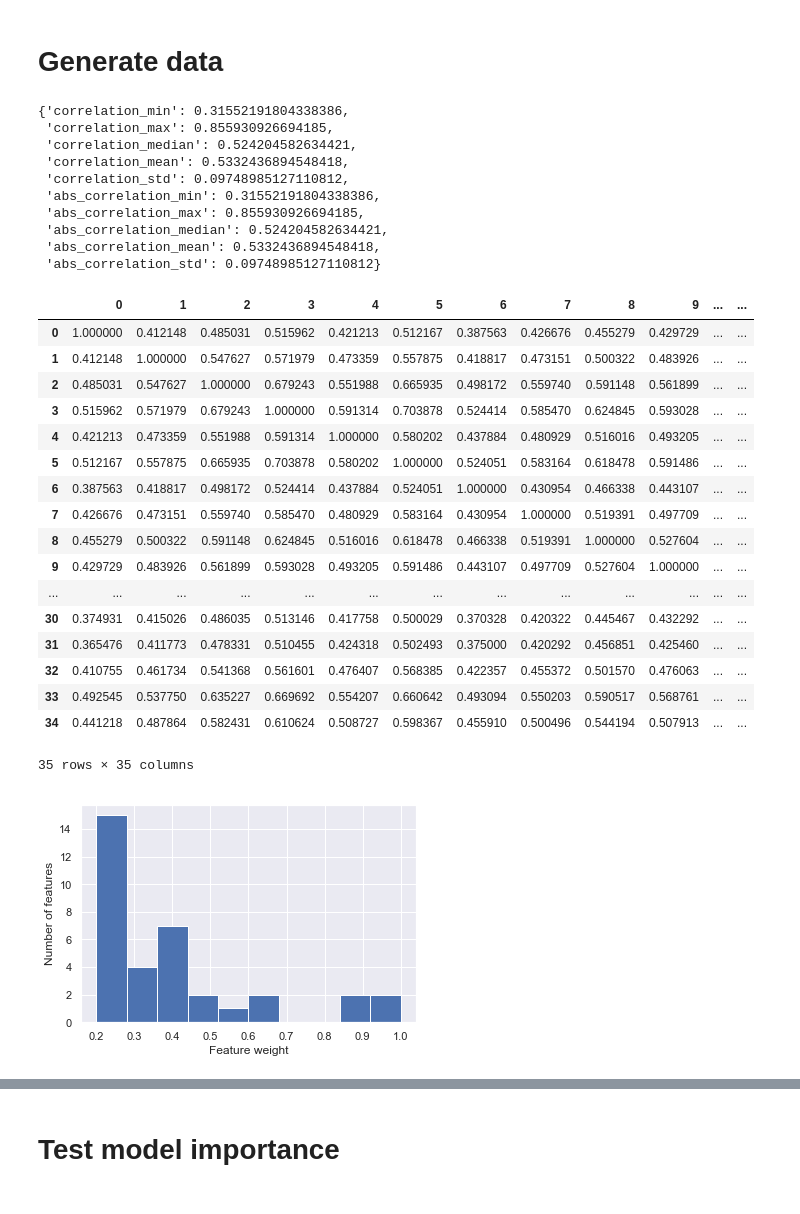
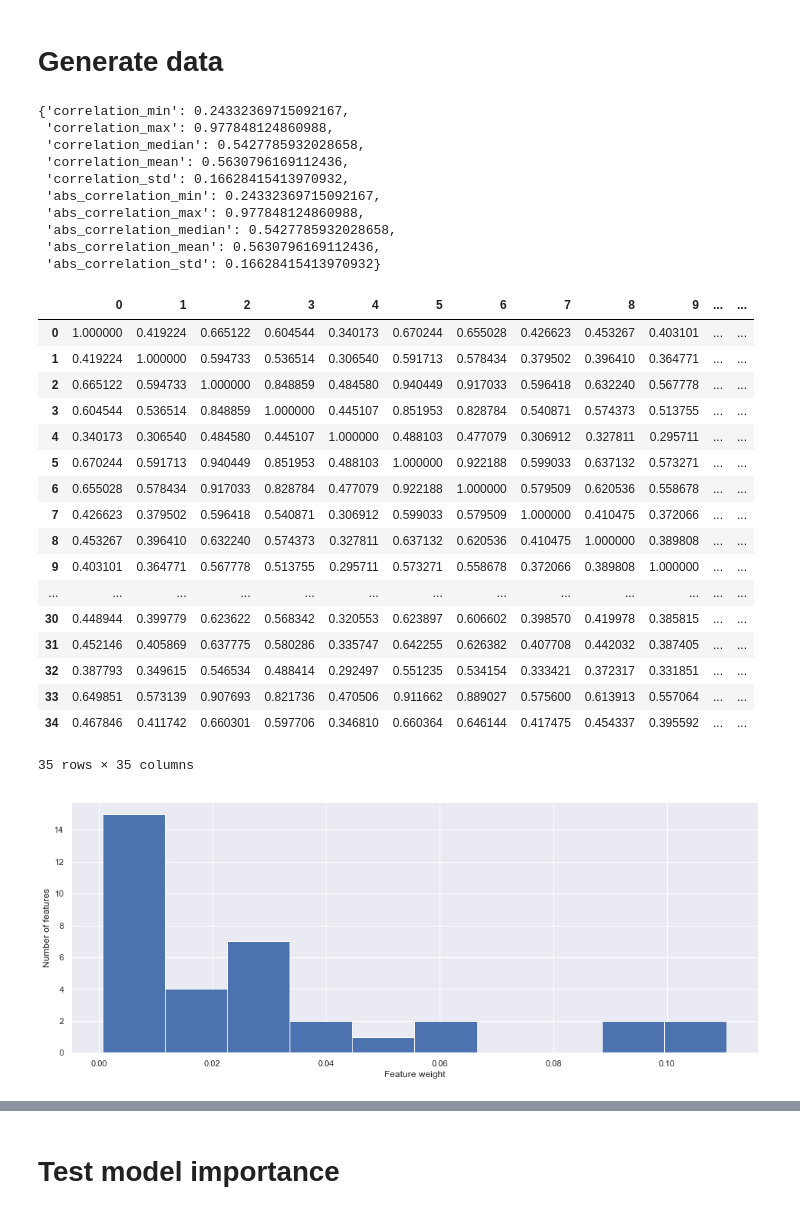
Before and after one commit to DenisVorotyntsev/StopPermutingFeatures, a Jupyter notebook: notebooks/0-experiment-illustration.ipynb, the cells around one changed output, grey strips where cells are left out. Drawn from its saved outputs; the diff is of its cells as text; code cells hidden in the pictures.

Commit message:
Noise magnitude rule: normal -> uniform; added permute and relearn, added drop and relearn

```diff
--- a/notebooks/0-experiment-illustration.ipynb
+++ b/notebooks/0-experiment-illustration.ipynb
@@ -42,3 +43,6 @@ SEED = 2020
+# %%
+NOISE_MAGNITUDE_MAX = 6
+SEED = 2020
 # %% [markdown]
 # Generate data
 # %%
@@ -47,50 +51,50 @@ data = generate_normal_correlated_data(
     var=VAR,
     n_features=N_FEATUES,
     n_samples=N_SAMPLES,
-    noise_magnitude_loc=NOISE_MAGNITUDE_LOC,
-    noise_magnitude_scale=NOISE_MAGNITUDE_SCALE,
+    noise_magnitude_max=NOISE_MAGNITUDE_MAX,
     seed=SEED
 )
 data_stats = get_correlated_data_stats(data)
 data_stats
 # %% [output]
-{'correlation_min': 0.31552191804338386,
- 'correlation_max': 0.855930926694185,
- 'correlation_median': 0.524204582634421,
- 'correlation_mean': 0.5332436894548418,
- 'correlation_std': 0.09748985127110812,
- 'abs_correlation_min': 0.31552191804338386,
- 'abs_correlation_max': 0.855930926694185,
- 'abs_correlation_median': 0.524204582634421,
- 'abs_correlation_mean': 0.5332436894548418,
- 'abs_correlation_std': 0.09748985127110812}
+{'correlation_min': 0.24332369715092167,
+ 'correlation_max': 0.977848124860988,
+ 'correlation_median': 0.5427785932028658,
+ 'correlation_mean': 0.5630796169112436,
+ 'correlation_std': 0.16628415413970932,
+ 'abs_correlation_min': 0.24332369715092167,
+ 'abs_correlation_max': 0.977848124860988,
+ 'abs_correlation_median': 0.5427785932028658,
+ 'abs_correlation_mean': 0.5630796169112436,
+ 'abs_correlation_std': 0.16628415413970932}
 # %%
 pd.DataFrame(data).corr()
 # %% [output]
 |  | 0 | 1 | 2 | 3 | 4 | 5 | 6 | 7 | 8 | 9 | ... | ... |
-| 0 | 1.000000 | 0.412148 | 0.485031 | 0.515962 | 0.421213 | 0.512167 | 0.387563 | 0.426676 | 0.455279 | 0.429729 | ... | ... |
-| 1 | 0.412148 | 1.000000 | 0.547627 | 0.571979 | 0.473359 | 0.557875 | 0.418817 | 0.473151 | 0.500322 | 0.483926 | ... | ... |
-| 2 | 0.485031 | 0.547627 | 1.000000 | 0.679243 | 0.551988 | 0.665935 | 0.498172 | 0.559740 | 0.591148 | 0.561899 | ... | ... |
-| 3 | 0.515962 | 0.571979 | 0.679243 | 1.000000 | 0.591314 | 0.703878 | 0.524414 | 0.585470 | 0.624845 | 0.593028 | ... | ... |
-| 4 | 0.421213 | 0.473359 | 0.551988 | 0.591314 | 1.000000 | 0.580202 | 0.437884 | 0.480929 | 0.516016 | 0.493205 | ... | ... |
-| 5 | 0.512167 | 0.557875 | 0.665935 | 0.703878 | 0.580202 | 1.000000 | 0.524051 | 0.583164 | 0.618478 | 0.591486 | ... | ... |
-| 6 | 0.387563 | 0.418817 | 0.498172 | 0.524414 | 0.437884 | 0.524051 | 1.000000 | 0.430954 | 0.466338 | 0.443107 | ... | ... |
-| 7 | 0.426676 | 0.473151 | 0.559740 | 0.585470 | 0.480929 | 0.583164 | 0.430954 | 1.000000 | 0.519391 | 0.497709 | ... | ... |
-| 8 | 0.455279 | 0.500322 | 0.591148 | 0.624845 | 0.516016 | 0.618478 | 0.466338 | 0.519391 | 1.000000 | 0.527604 | ... | ... |
-| 9 | 0.429729 | 0.483926 | 0.561899 | 0.593028 | 0.493205 | 0.591486 | 0.443107 | 0.497709 | 0.527604 | 1.000000 | ... | ... |
+| 0 | 1.000000 | 0.419224 | 0.665122 | 0.604544 | 0.340173 | 0.670244 | 0.655028 | 0.426623 | 0.453267 | 0.403101 | ... | ... |
+| 1 | 0.419224 | 1.000000 | 0.594733 | 0.536514 | 0.306540 | 0.591713 | 0.578434 | 0.379502 | 0.396410 | 0.364771 | ... | ... |
+| 2 | 0.665122 | 0.594733 | 1.000000 | 0.848859 | 0.484580 | 0.940449 | 0.917033 | 0.596418 | 0.632240 | 0.567778 | ... | ... |
+| 3 | 0.604544 | 0.536514 | 0.848859 | 1.000000 | 0.445107 | 0.851953 | 0.828784 | 0.540871 | 0.574373 | 0.513755 | ... | ... |
+| 4 | 0.340173 | 0.306540 | 0.484580 | 0.445107 | 1.000000 | 0.488103 | 0.477079 | 0.306912 | 0.327811 | 0.295711 | ... | ... |
+| 5 | 0.670244 | 0.591713 | 0.940449 | 0.851953 | 0.488103 | 1.000000 | 0.922188 | 0.599033 | 0.637132 | 0.573271 | ... | ... |
+| 6 | 0.655028 | 0.578434 | 0.917033 | 0.828784 | 0.477079 | 0.922188 | 1.000000 | 0.579509 | 0.620536 | 0.558678 | ... | ... |
+| 7 | 0.426623 | 0.379502 | 0.596418 | 0.540871 | 0.306912 | 0.599033 | 0.579509 | 1.000000 | 0.410475 | 0.372066 | ... | ... |
+| 8 | 0.453267 | 0.396410 | 0.632240 | 0.574373 | 0.327811 | 0.637132 | 0.620536 | 0.410475 | 1.000000 | 0.389808 | ... | ... |
+| 9 | 0.403101 | 0.364771 | 0.567778 | 0.513755 | 0.295711 | 0.573271 | 0.558678 | 0.372066 | 0.389808 | 1.000000 | ... | ... |
 | ... | ... | ... | ... | ... | ... | ... | ... | ... | ... | ... | ... | ... |
-| 30 | 0.374931 | 0.415026 | 0.486035 | 0.513146 | 0.417758 | 0.500029 | 0.370328 | 0.420322 | 0.445467 | 0.432292 | ... | ... |
-| 31 | 0.365476 | 0.411773 | 0.478331 | 0.510455 | 0.424318 | 0.502493 | 0.375000 | 0.420292 | 0.456851 | 0.425460 | ... | ... |
-| 32 | 0.410755 | 0.461734 | 0.541368 | 0.561601 | 0.476407 | 0.568385 | 0.422357 | 0.455372 | 0.501570 | 0.476063 | ... | ... |
-| 33 | 0.492545 | 0.537750 | 0.635227 | 0.669692 | 0.554207 | 0.660642 | 0.493094 | 0.550203 | 0.590517 | 0.568761 | ... | ... |
-| 34 | 0.441218 | 0.487864 | 0.582431 | 0.610624 | 0.508727 | 0.598367 | 0.455910 | 0.500496 | 0.544194 | 0.507913 | ... | ... |
+| 30 | 0.448944 | 0.399779 | 0.623622 | 0.568342 | 0.320553 | 0.623897 | 0.606602 | 0.398570 | 0.419978 | 0.385815 | ... | ... |
+| 31 | 0.452146 | 0.405869 | 0.637775 | 0.580286 | 0.335747 | 0.642255 | 0.626382 | 0.407708 | 0.442032 | 0.387405 | ... | ... |
+| 32 | 0.387793 | 0.349615 | 0.546534 | 0.488414 | 0.292497 | 0.551235 | 0.534154 | 0.333421 | 0.372317 | 0.331851 | ... | ... |
+| 33 | 0.649851 | 0.573139 | 0.907693 | 0.821736 | 0.470506 | 0.911662 | 0.889027 | 0.575600 | 0.613913 | 0.557064 | ... | ... |
+| 34 | 0.467846 | 0.411742 | 0.660301 | 0.597706 | 0.346810 | 0.660364 | 0.646144 | 0.417475 | 0.454337 | 0.395592 | ... | ... |
 35 rows × 35 columns
 # %%
-weights = generate_weights_gamma(n_features=data.shape[1], weights_range=(0.2, 1), seed=42)
+weights = generate_weights_gamma(n_features=data.shape[1], seed=42)
 
+plt.figure(figsize=(16, 6))
 plt.hist(weights)
 plt.xlabel("Feature weight")
 plt.ylabel("Number of features")
 plt.show()
 # %% [output]
-[figure, old version]
+[figure, new version]
```
Also changed, not shown: parts of 10 cells of this notebook, 6 other files.
